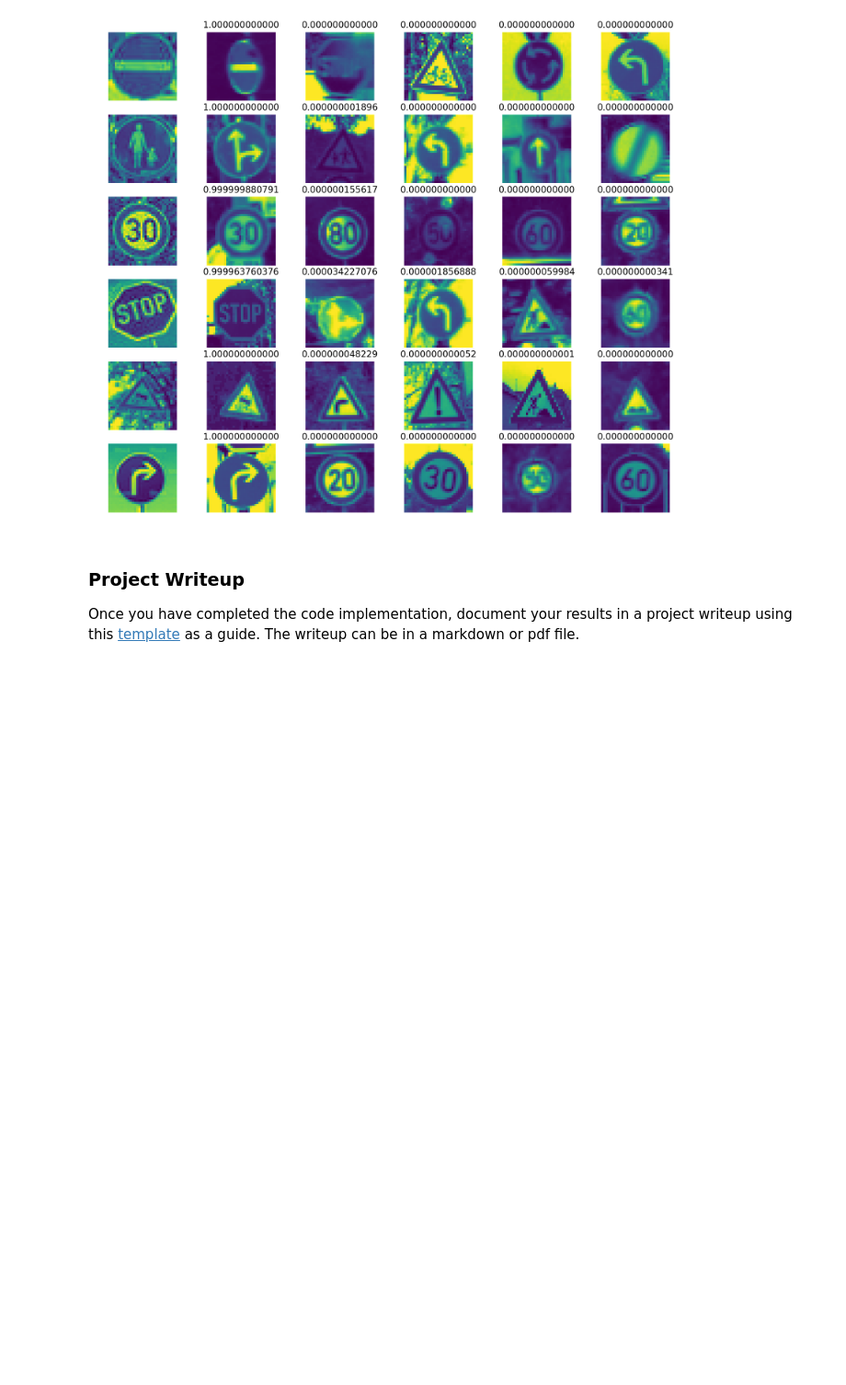
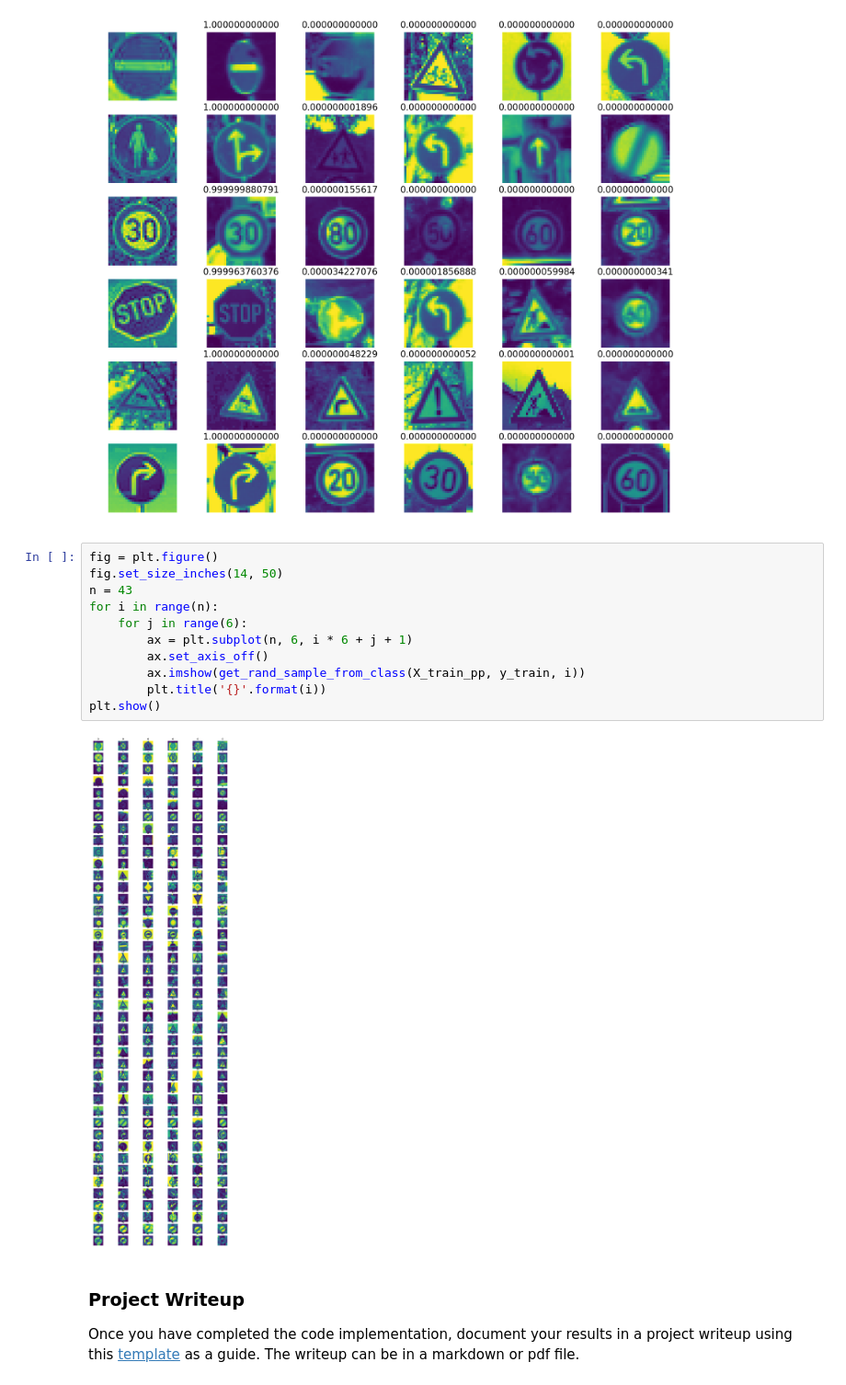
Before and after one commit to balintfodor/CarND-Traffic-Sign-Classifier-Project, a Jupyter notebook: Traffic_Sign_Classifier.ipynb, the cells around one changed output. Shown at 92% size. Saved outputs shown, nothing was run; the diff lists cells and outputs as text; blank space fills up the shorter version.

```diff
--- a/Traffic_Sign_Classifier.ipynb
+++ b/Traffic_Sign_Classifier.ipynb
@@ -580,6 +582,19 @@ for i in range(n):
 plt.show()
 # %% [output]
 [figure]
+# %%
+fig = plt.figure()
+fig.set_size_inches(14, 50)
+n = 43
+for i in range(n):
+    for j in range(6):
+        ax = plt.subplot(n, 6, i * 6 + j + 1)
+        ax.set_axis_off()
+        ax.imshow(get_rand_sample_from_class(X_train_pp, y_train, i))
+        plt.title('{}'.format(i))
+plt.show()
+# %% [output]
+[figure, added]
 # %% [markdown]
 ### Project Writeup
 
```
Also changed, not shown: parts of 1 cell of this notebook.
